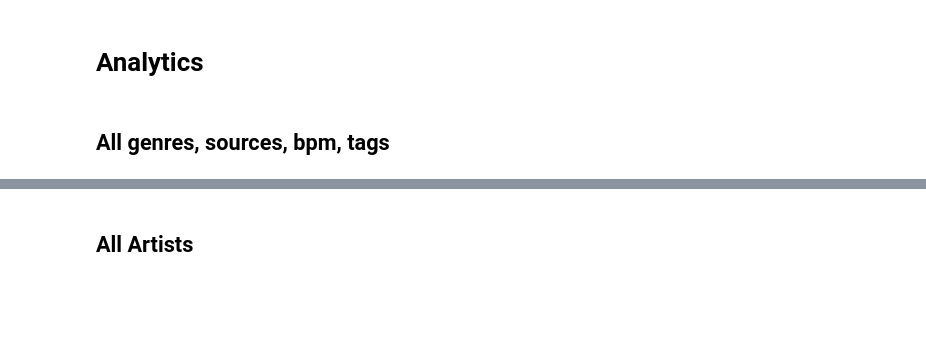
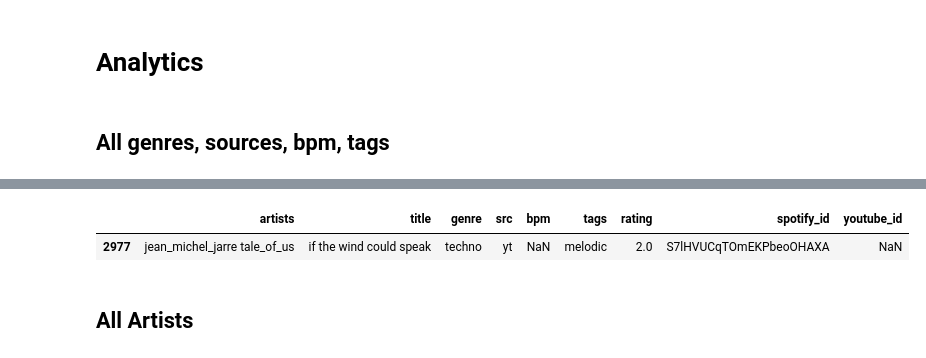
Before and after one commit to alegaballo/Tools, a Jupyter notebook: playlist_creator/analytics.ipynb, the cells around one changed output, grey strips where cells are left out. Cells and saved outputs as stored; diff of their text form; code cells hidden in the pictures; blank space fills up the shorter version.

Commit message:
add check spotify id

```diff
--- a/playlist_creator/analytics.ipynb
+++ b/playlist_creator/analytics.ipynb
@@ -75,3 +97,8 @@ rating [ 2.  1.  3. nan]
+# %%
+tracks.loc[tracks.spotify_id == 'S7lHVUCqTOmEKPbeoOHAXA']
+# %% [output]
+|  | artists | title | genre | src | bpm | tags | rating | spotify_id | youtube_id |
+| 2977 | jean_michel_jarre tale_of_us | if the wind could speak | techno | yt | NaN | melodic | 2.0 | S7lHVUCqTOmEKPbeoOHAXA | NaN |
 # %%
 # tracks[tracks.youtube_id == '\t']
 # tracks[tracks.src == 'house']
```
Also changed, not shown: parts of 5 cells of this notebook, 4 other files.
